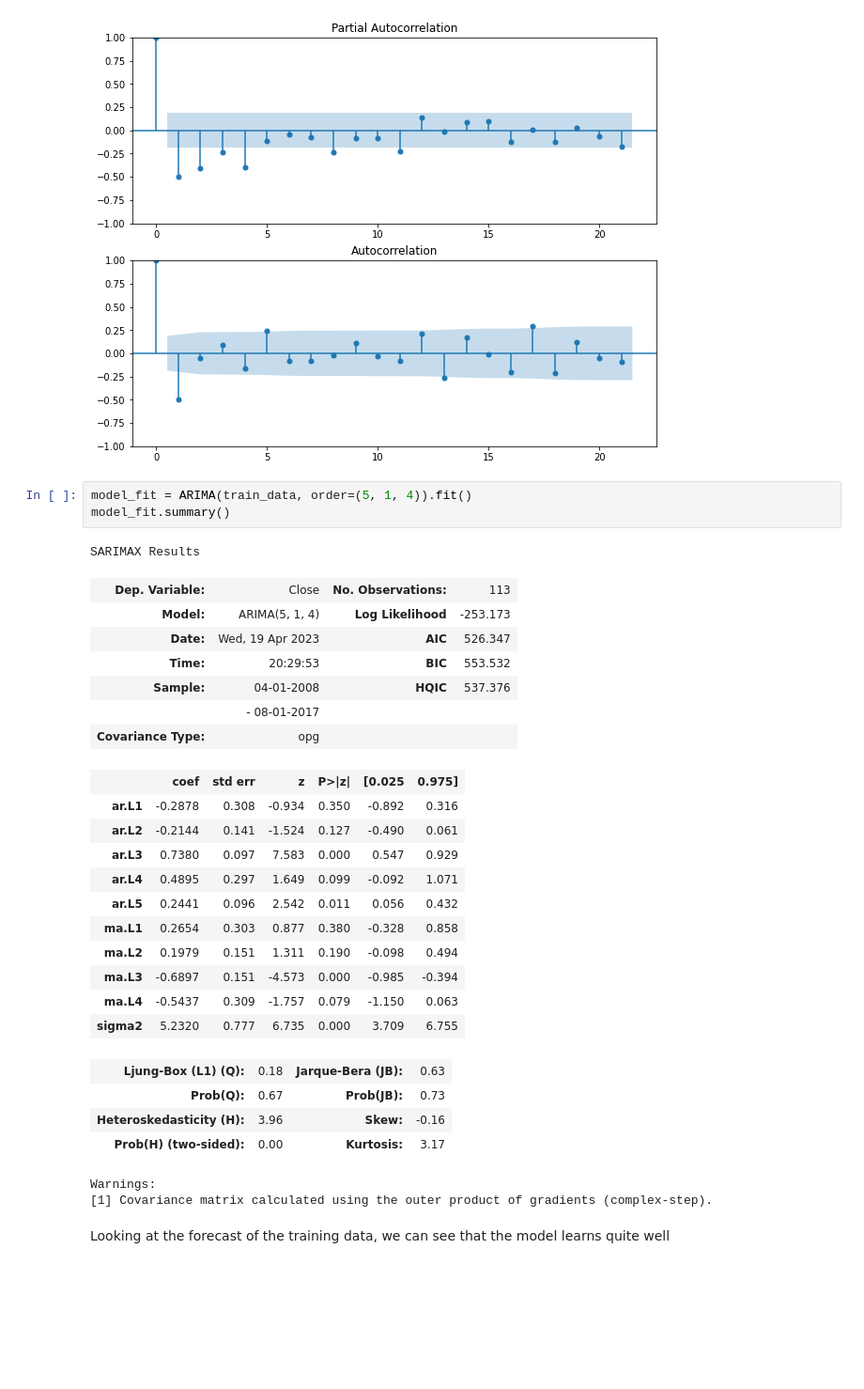
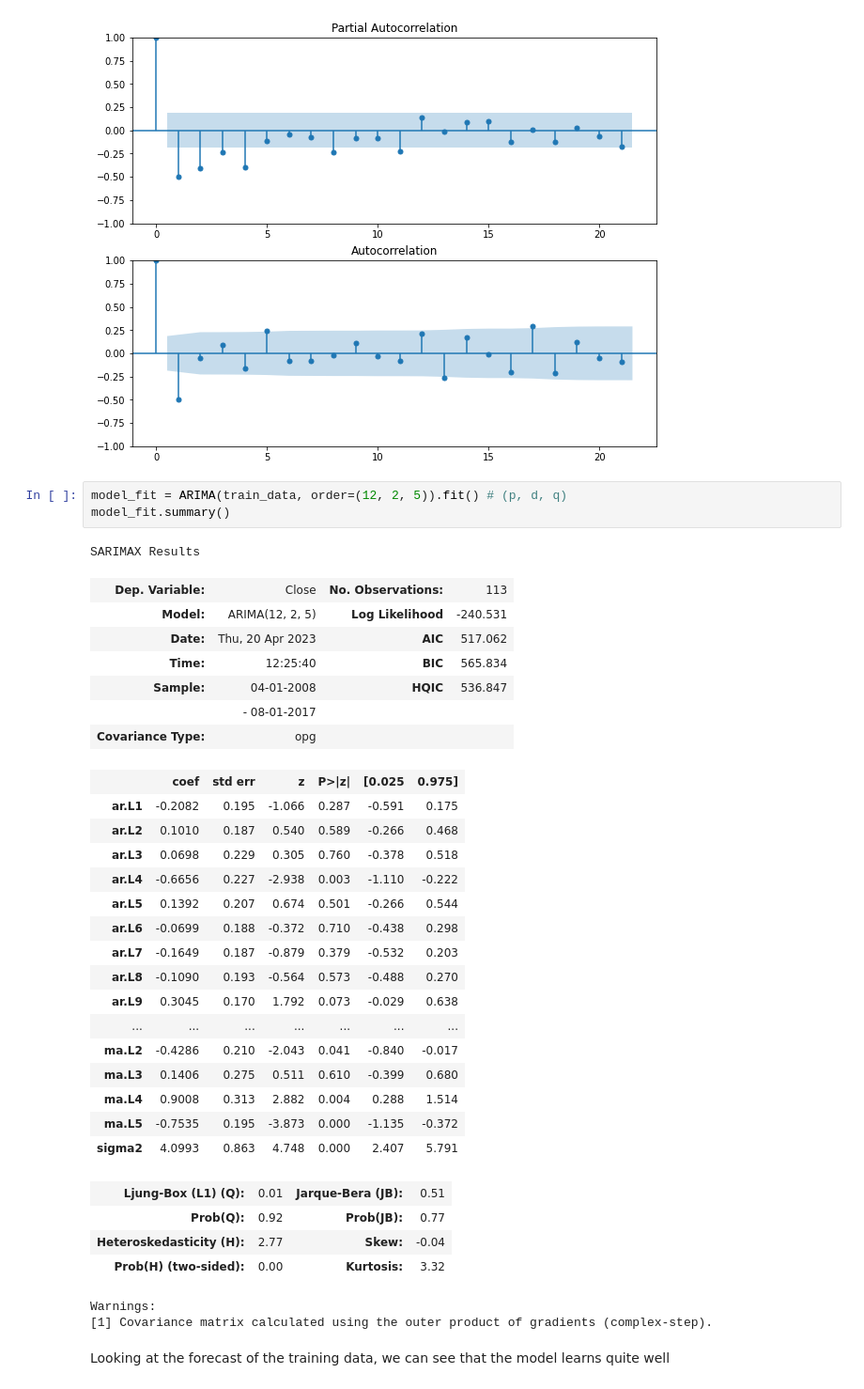
Before and after one commit to bragesolheim/G13_DAT550, a Jupyter notebook: non_seasonal_stock.ipynb, the cells around one changed output. Shown: that part at 94% size. Saved outputs shown, nothing was run; the diff lists cells and outputs as text; blank space fills up the shorter version.

```diff
--- a/non_seasonal_stock.ipynb
+++ b/non_seasonal_stock.ipynb
@@ -125,32 +125,37 @@ All values: (-6.638168909990953, 5.495061391135408e-09, 10, 100, {'1%': -3.49750
 [figure]
 [figure]
 # %%
-model_fit = ARIMA(train_data, order=(5, 1, 4)).fit()
+model_fit = ARIMA(train_data, order=(12, 2, 5)).fit() # (p, d, q)
 model_fit.summary()
 # %% [output]
 SARIMAX Results
 | Dep. Variable: | Close | No. Observations: | 113 |
-| Model: | ARIMA(5, 1, 4) | Log Likelihood | -253.173 |
-| Date: | Wed, 19 Apr 2023 | AIC | 526.347 |
-| Time: | 20:29:53 | BIC | 553.532 |
-| Sample: | 04-01-2008 | HQIC | 537.376 |
+| Model: | ARIMA(12, 2, 5) | Log Likelihood | -240.531 |
+| Date: | Thu, 20 Apr 2023 | AIC | 517.062 |
+| Time: | 12:25:40 | BIC | 565.834 |
+| Sample: | 04-01-2008 | HQIC | 536.847 |
 |  | - 08-01-2017 |  |  |
 | Covariance Type: | opg |  |  |
 |  | coef | std err | z | P>|z| | [0.025 | 0.975] |
-| ar.L1 | -0.2878 | 0.308 | -0.934 | 0.350 | -0.892 | 0.316 |
-| ar.L2 | -0.2144 | 0.141 | -1.524 | 0.127 | -0.490 | 0.061 |
-| ar.L3 | 0.7380 | 0.097 | 7.583 | 0.000 | 0.547 | 0.929 |
-| ar.L4 | 0.4895 | 0.297 | 1.649 | 0.099 | -0.092 | 1.071 |
-| ar.L5 | 0.2441 | 0.096 | 2.542 | 0.011 | 0.056 | 0.432 |
-| ma.L1 | 0.2654 | 0.303 | 0.877 | 0.380 | -0.328 | 0.858 |
-| ma.L2 | 0.1979 | 0.151 | 1.311 | 0.190 | -0.098 | 0.494 |
-| ma.L3 | -0.6897 | 0.151 | -4.573 | 0.000 | -0.985 | -0.394 |
-| ma.L4 | -0.5437 | 0.309 | -1.757 | 0.079 | -1.150 | 0.063 |
-| sigma2 | 5.2320 | 0.777 | 6.735 | 0.000 | 3.709 | 6.755 |
+| ar.L1 | -0.2082 | 0.195 | -1.066 | 0.287 | -0.591 | 0.175 |
+| ar.L2 | 0.1010 | 0.187 | 0.540 | 0.589 | -0.266 | 0.468 |
+| ar.L3 | 0.0698 | 0.229 | 0.305 | 0.760 | -0.378 | 0.518 |
+| ar.L4 | -0.6656 | 0.227 | -2.938 | 0.003 | -1.110 | -0.222 |
+| ar.L5 | 0.1392 | 0.207 | 0.674 | 0.501 | -0.266 | 0.544 |
+| ar.L6 | -0.0699 | 0.188 | -0.372 | 0.710 | -0.438 | 0.298 |
+| ar.L7 | -0.1649 | 0.187 | -0.879 | 0.379 | -0.532 | 0.203 |
+| ar.L8 | -0.1090 | 0.193 | -0.564 | 0.573 | -0.488 | 0.270 |
+| ar.L9 | 0.3045 | 0.170 | 1.792 | 0.073 | -0.029 | 0.638 |
+| ... | ... | ... | ... | ... | ... | ... |
+| ma.L2 | -0.4286 | 0.210 | -2.043 | 0.041 | -0.840 | -0.017 |
+| ma.L3 | 0.1406 | 0.275 | 0.511 | 0.610 | -0.399 | 0.680 |
+| ma.L4 | 0.9008 | 0.313 | 2.882 | 0.004 | 0.288 | 1.514 |
+| ma.L5 | -0.7535 | 0.195 | -3.873 | 0.000 | -1.135 | -0.372 |
+| sigma2 | 4.0993 | 0.863 | 4.748 | 0.000 | 2.407 | 5.791 |
-| Ljung-Box (L1) (Q): | 0.18 | Jarque-Bera (JB): | 0.63 |
-| Prob(Q): | 0.67 | Prob(JB): | 0.73 |
-| Heteroskedasticity (H): | 3.96 | Skew: | -0.16 |
-| Prob(H) (two-sided): | 0.00 | Kurtosis: | 3.17 |
+| Ljung-Box (L1) (Q): | 0.01 | Jarque-Bera (JB): | 0.51 |
+| Prob(Q): | 0.92 | Prob(JB): | 0.77 |
+| Heteroskedasticity (H): | 2.77 | Skew: | -0.04 |
+| Prob(H) (two-sided): | 0.00 | Kurtosis: | 3.32 |
 Warnings:
 [1] Covariance matrix calculated using the outer product of gradients (complex-step).
 # %% [markdown]
```
Also changed, not shown: parts of 5 cells of this notebook, 4 other files.
